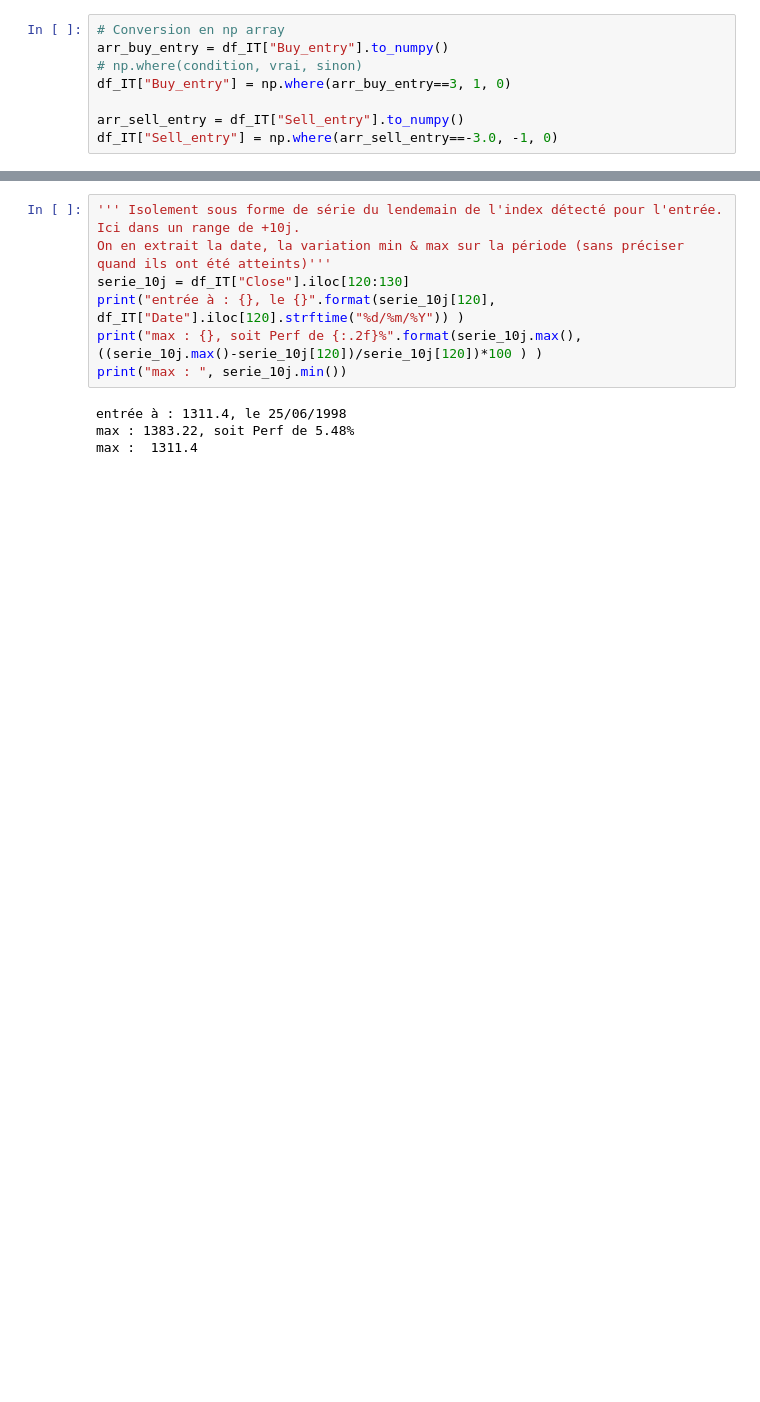
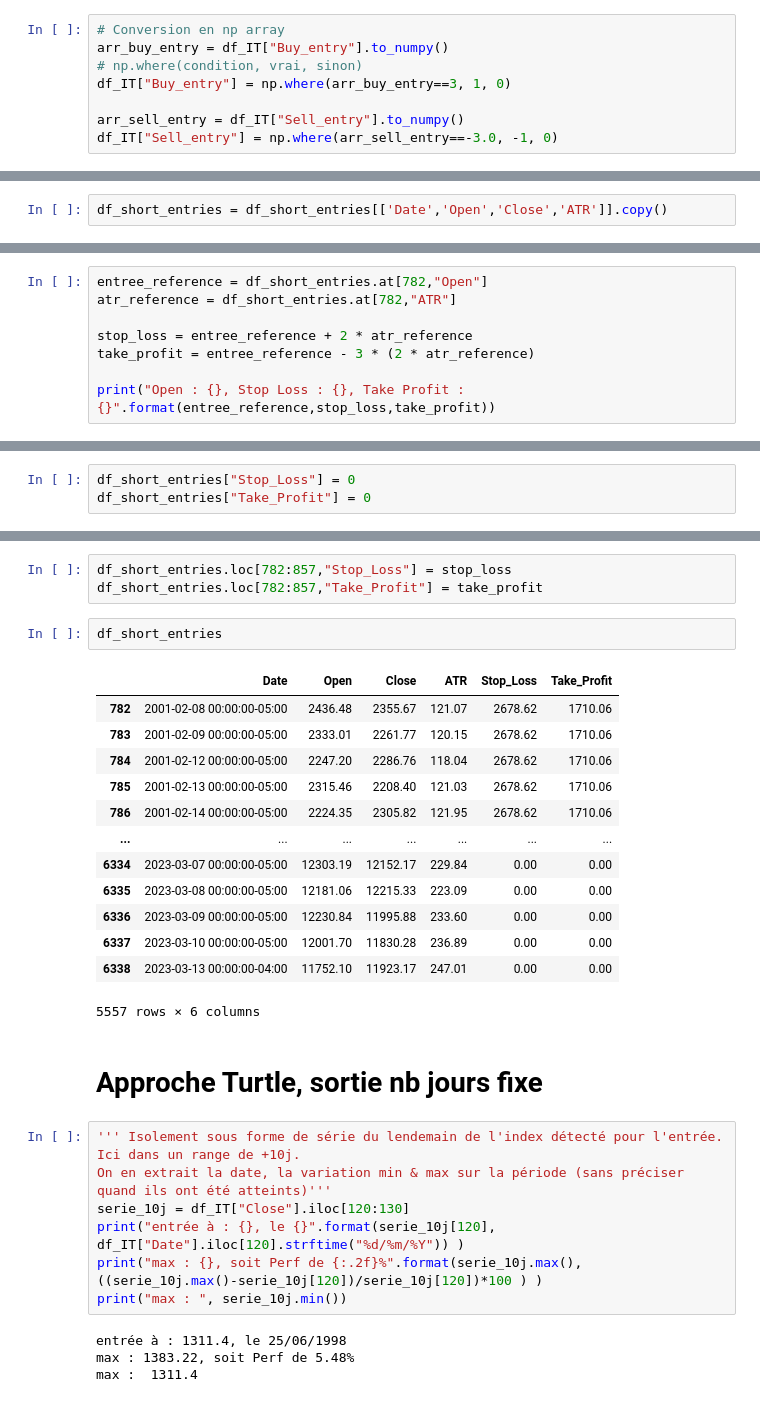
Before and after one commit to AxelRK200/strategies_backtesting, a Jupyter notebook: Backtesting_AT_STC_EMA.ipynb, the cells around one changed output, grey strips where cells are left out. Drawn from its saved outputs; the diff is of its cells as text; blank space fills up the shorter version.

```diff
--- a/Backtesting_AT_STC_EMA.ipynb
+++ b/Backtesting_AT_STC_EMA.ipynb
@@ -313,0 +329,2 @@ Int64Index([ 119,  204,  311, 1307, 1572, 1972, 2077, 2431, 3160, 3349, 3396,
+# %%
+df_short_entries = df_short_entries[['Date','Open','Close','ATR']].copy()
@@ -313,0 +334,8 @@ Int64Index([ 119,  204,  311, 1307, 1572, 1972, 2077, 2431, 3160, 3349, 3396,
+# %%
+entree_reference = df_short_entries.at[782,"Open"]
+atr_reference = df_short_entries.at[782,"ATR"]
+
+stop_loss = entree_reference + 2 * atr_reference
+take_profit = entree_reference - 3 * (2 * atr_reference)
+
+print("Open : {}, Stop Loss : {}, Take Profit : {}".format(entree_reference,stop_loss,take_profit))
@@ -313,0 +344,3 @@ Int64Index([ 119,  204,  311, 1307, 1572, 1972, 2077, 2431, 3160, 3349, 3396,
+# %%
+df_short_entries["Stop_Loss"] = 0
+df_short_entries["Take_Profit"] = 0
@@ -314,3 +356,24 @@ Int64Index([ 119,  204,  311, 1307, 1572, 1972, 2077, 2431, 3160, 3349, 3396,
+# %%
+df_short_entries.loc[782:857,"Stop_Loss"] = stop_loss
+df_short_entries.loc[782:857,"Take_Profit"] = take_profit
+# %%
+df_short_entries
+# %% [output]
+|  | Date | Open | Close | ATR | Stop_Loss | Take_Profit |
+| 782 | 2001-02-08 00:00:00-05:00 | 2436.48 | 2355.67 | 121.07 | 2678.62 | 1710.06 |
+| 783 | 2001-02-09 00:00:00-05:00 | 2333.01 | 2261.77 | 120.15 | 2678.62 | 1710.06 |
+| 784 | 2001-02-12 00:00:00-05:00 | 2247.20 | 2286.76 | 118.04 | 2678.62 | 1710.06 |
+| 785 | 2001-02-13 00:00:00-05:00 | 2315.46 | 2208.40 | 121.03 | 2678.62 | 1710.06 |
+| 786 | 2001-02-14 00:00:00-05:00 | 2224.35 | 2305.82 | 121.95 | 2678.62 | 1710.06 |
+| ... | ... | ... | ... | ... | ... | ... |
+| 6334 | 2023-03-07 00:00:00-05:00 | 12303.19 | 12152.17 | 229.84 | 0.00 | 0.00 |
+| 6335 | 2023-03-08 00:00:00-05:00 | 12181.06 | 12215.33 | 223.09 | 0.00 | 0.00 |
+| 6336 | 2023-03-09 00:00:00-05:00 | 12230.84 | 11995.88 | 233.60 | 0.00 | 0.00 |
+| 6337 | 2023-03-10 00:00:00-05:00 | 12001.70 | 11830.28 | 236.89 | 0.00 | 0.00 |
+| 6338 | 2023-03-13 00:00:00-04:00 | 11752.10 | 11923.17 | 247.01 | 0.00 | 0.00 |
+5557 rows × 6 columns
+# %% [markdown]
+# Approche Turtle, sortie nb jours fixe
 # %%
 ''' Isolement sous forme de série du lendemain de l'index détecté pour l'entrée.
 Ici dans un range de +10j.
```
Also changed, not shown: parts of 28 cells of this notebook.
